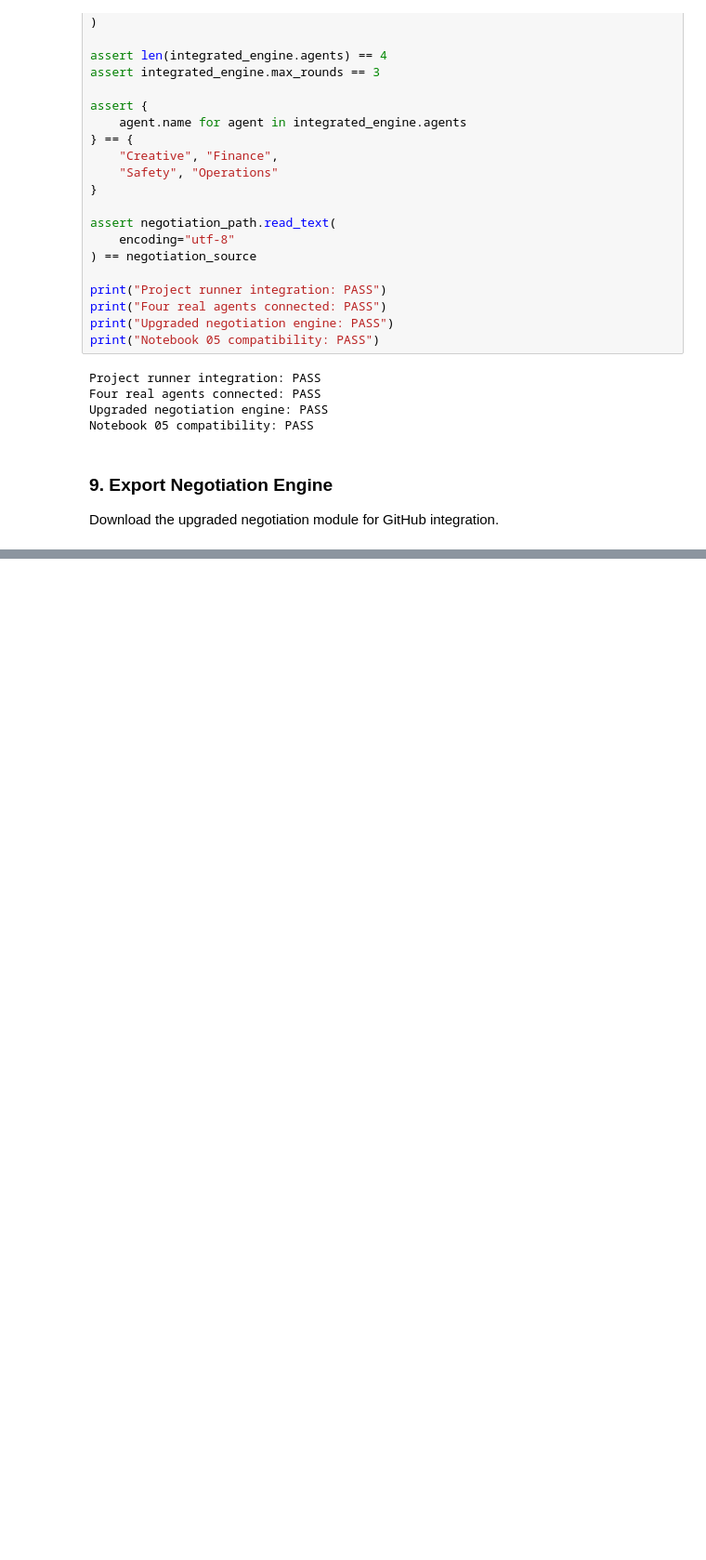
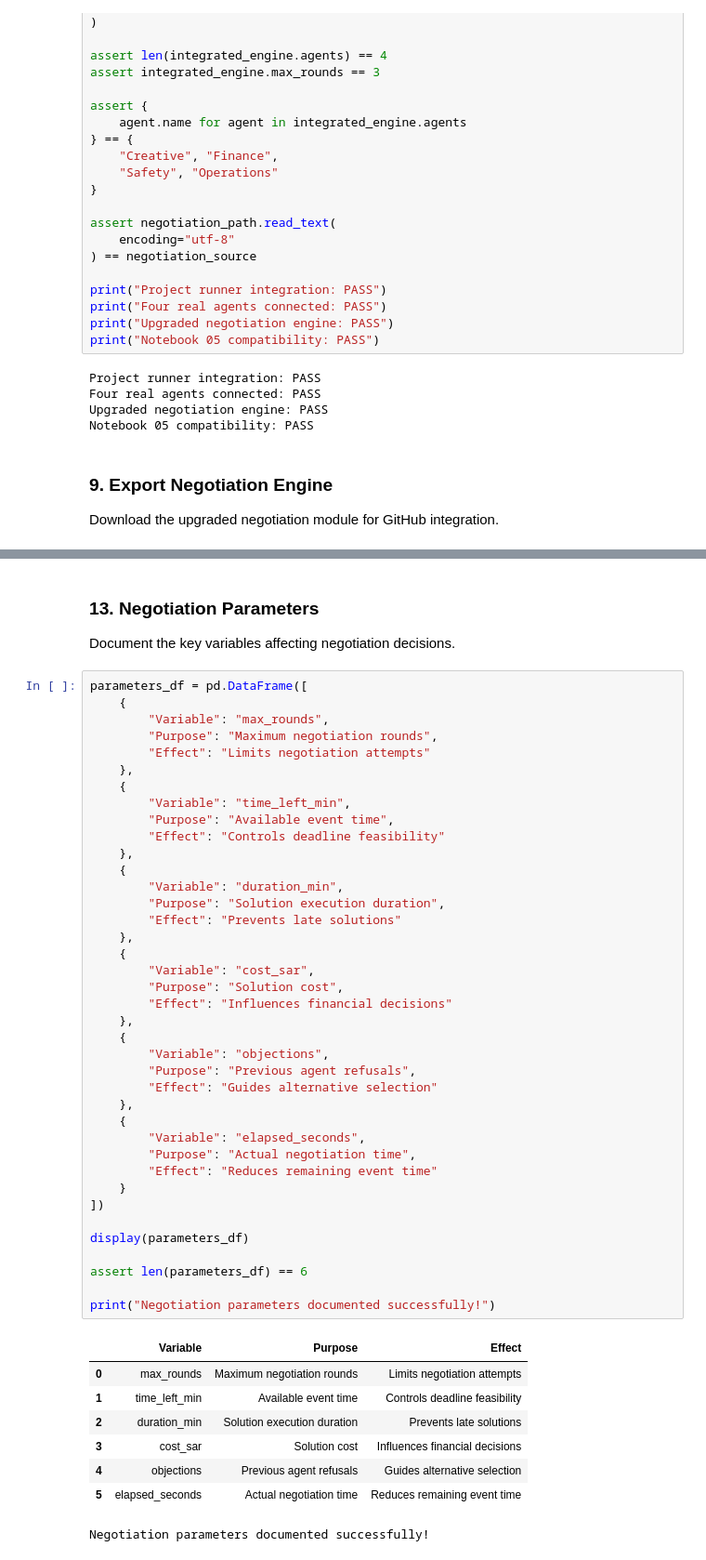
Before and after one commit to ProjectsSpaceHub/AgenticX, a Jupyter notebook: notebooks/04_Negotiation_Coordination.ipynb, the cells around one changed output, grey strips where cells are left out. Shown at 93% size. Drawn from its saved outputs; the diff is of its cells as text; blank space fills up the shorter version.

```diff
--- a/notebooks/04_Negotiation_Coordination.ipynb
+++ b/notebooks/04_Negotiation_Coordination.ipynb
@@ -1107,0 +1836,52 @@ Downloading negotiation.py...
+# %% [markdown]
+### 13. Negotiation Parameters
+
+Document the key variables affecting negotiation decisions.
+# %%
+parameters_df = pd.DataFrame([
+    {
+        "Variable": "max_rounds",
+        "Purpose": "Maximum negotiation rounds",
+        "Effect": "Limits negotiation attempts"
+    },
+    {
+        "Variable": "time_left_min",
+        "Purpose": "Available event time",
+        "Effect": "Controls deadline feasibility"
+    },
+    {
+        "Variable": "duration_min",
+        "Purpose": "Solution execution duration",
+        "Effect": "Prevents late solutions"
+    },
+    {
+        "Variable": "cost_sar",
+        "Purpose": "Solution cost",
+        "Effect": "Influences financial decisions"
+    },
+    {
+        "Variable": "objections",
+        "Purpose": "Previous agent refusals",
+        "Effect": "Guides alternative selection"
+    },
+    {
+        "Variable": "elapsed_seconds",
+        "Purpose": "Actual negotiation time",
+        "Effect": "Reduces remaining event time"
+    }
+])
+
+display(parameters_df)
+
+assert len(parameters_df) == 6
+
+print("Negotiation parameters documented successfully!")
+# %% [output]
+|  | Variable | Purpose | Effect |
+| 0 | max_rounds | Maximum negotiation rounds | Limits negotiation attempts |
+| 1 | time_left_min | Available event time | Controls deadline feasibility |
+| 2 | duration_min | Solution execution duration | Prevents late solutions |
+| 3 | cost_sar | Solution cost | Influences financial decisions |
+| 4 | objections | Previous agent refusals | Guides alternative selection |
+| 5 | elapsed_seconds | Actual negotiation time | Reduces remaining event time |
+Negotiation parameters documented successfully!
```
Also changed, not shown: parts of 29 cells of this notebook.
